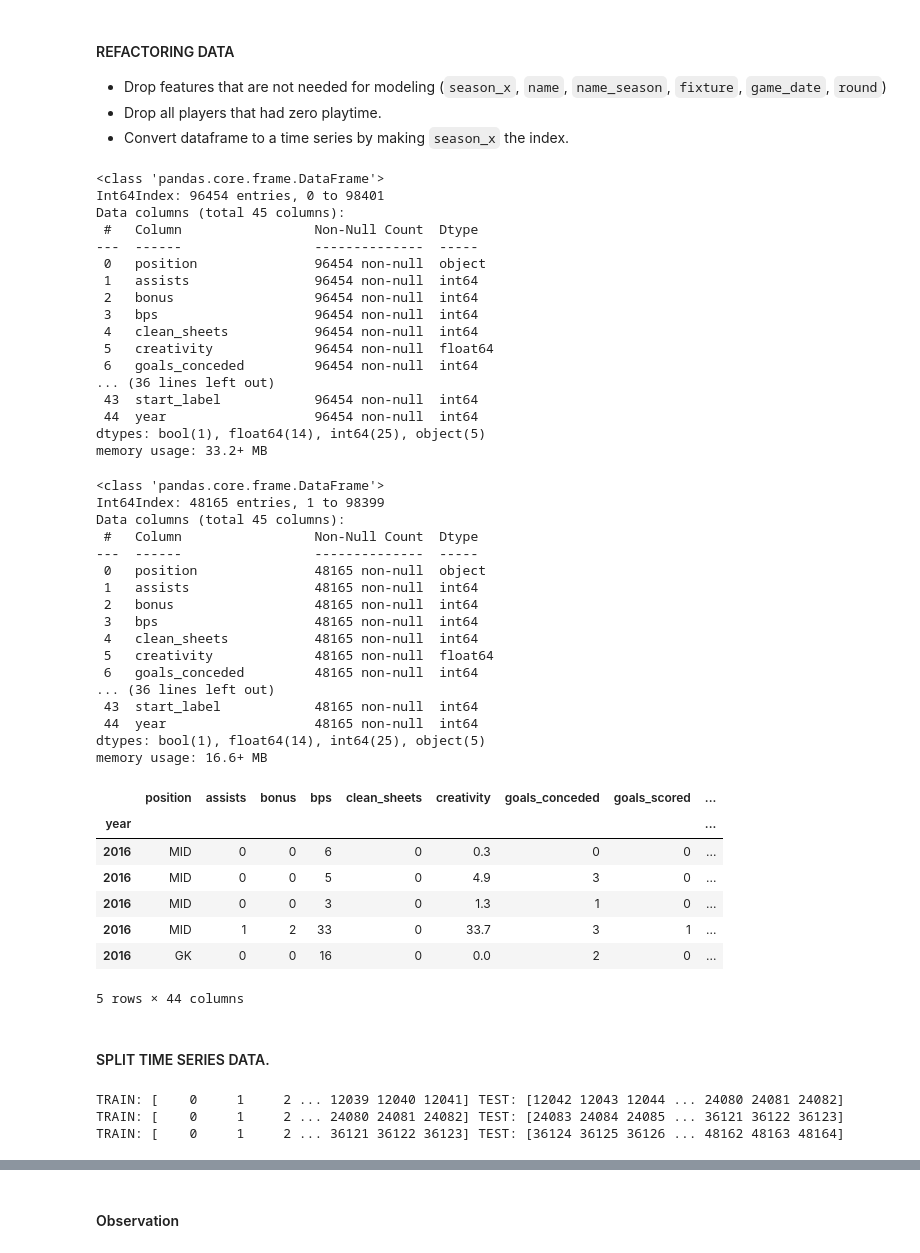
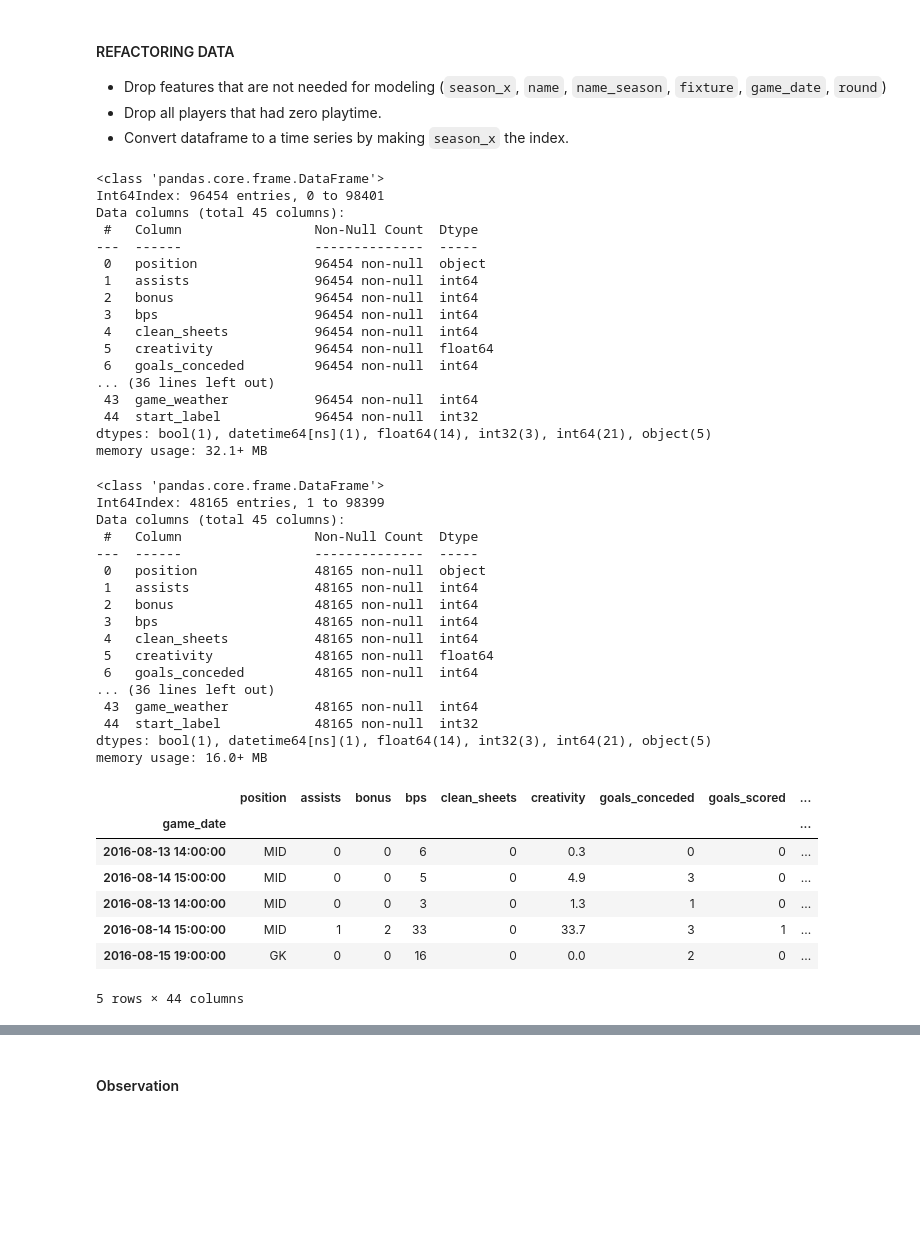
Before and after one commit to laniyadapo/FantasyPremierLeague, a Jupyter notebook: fantasy_train_updated.ipynb, the cells around one changed output, grey strips where cells are left out. Drawn from its saved outputs; the diff is of its cells as text; code cells hidden in the pictures; blank space fills up the shorter version.

```diff
--- a/fantasy_train_updated.ipynb
+++ b/fantasy_train_updated.ipynb
@@ -1481,7 +1478,7 @@ Index(['season_x', 'name', 'position', 'assists', 'bonus', 'bps',
 - Convert dataframe to a time series by making `season_x` the index.
 # %%
 # Drop features.
-df_allseasons_final.drop(['season_x', 'name', 'name_season', 'fixture', 'game_date', 'round', 'element'], axis=1, inplace=True)
+df_allseasons_final.drop(['season_x', 'name', 'name_season', 'fixture', 'year', 'round', 'element'], axis=1, inplace=True)
 
 # Descriptive information.
 df_allseasons_final.info()
@@ -1499,10 +1496,10 @@ Data columns (total 45 columns):
  5   creativity             96454 non-null  float64
  6   goals_conceded         96454 non-null  int64
 ... (36 lines left out)
- 43  start_label            96454 non-null  int64
- 44  year                   96454 non-null  int64
-dtypes: bool(1), float64(14), int64(25), object(5)
-memory usage: 33.2+ MB
+ 43  game_weather           96454 non-null  int64
+ 44  start_label            96454 non-null  int32
+dtypes: bool(1), datetime64[ns](1), float64(14), int32(3), int64(21), object(5)
+memory usage: 32.1+ MB
 # %%
 # Drop all players with zero playtime.
 zero_minutes = df_allseasons_final[df_allseasons_final.minutes == 0].index
@@ -1524,26 +1521,24 @@ Data columns (total 45 columns):
  5   creativity             48165 non-null  float64
  6   goals_conceded         48165 non-null  int64
 ... (36 lines left out)
- 43  start_label            48165 non-null  int64
- 44  year                   48165 non-null  int64
-dtypes: bool(1), float64(14), int64(25), object(5)
-memory usage: 16.6+ MB
+ 43  game_weather           48165 non-null  int64
+ 44  start_label            48165 non-null  int32
+dtypes: bool(1), datetime64[ns](1), float64(14), int32(3), int64(21), object(5)
+memory usage: 16.0+ MB
 # %%
 # Make season_x the index.
-df_allseasons_final.set_index('year', inplace=True)
+df_allseasons_final.set_index('game_date', inplace=True)
 
 df_allseasons_final.head()
 # %% [output]
 |  | position | assists | bonus | bps | clean_sheets | creativity | goals_conceded | goals_scored | ... |
-| year |  |  |  |  |  |  |  |  | ... |
-| 2016 | MID | 0 | 0 | 6 | 0 | 0.3 | 0 | 0 | ... |
-| 2016 | MID | 0 | 0 | 5 | 0 | 4.9 | 3 | 0 | ... |
-| 2016 | MID | 0 | 0 | 3 | 0 | 1.3 | 1 | 0 | ... |
-| 2016 | MID | 1 | 2 | 33 | 0 | 33.7 | 3 | 1 | ... |
-| 2016 | GK | 0 | 0 | 16 | 0 | 0.0 | 2 | 0 | ... |
+| game_date |  |  |  |  |  |  |  |  | ... |
+| 2016-08-13 14:00:00 | MID | 0 | 0 | 6 | 0 | 0.3 | 0 | 0 | ... |
+| 2016-08-14 15:00:00 | MID | 0 | 0 | 5 | 0 | 4.9 | 3 | 0 | ... |
+| 2016-08-13 14:00:00 | MID | 0 | 0 | 3 | 0 | 1.3 | 1 | 0 | ... |
+| 2016-08-14 15:00:00 | MID | 1 | 2 | 33 | 0 | 33.7 | 3 | 1 | ... |
+| 2016-08-15 19:00:00 | GK | 0 | 0 | 16 | 0 | 0.0 | 2 | 0 | ... |
 5 rows × 44 columns
-# %% [markdown]
-#### SPLIT TIME SERIES DATA.
 # %%
 # Sort index (just in case).
 df_allseasons_final.sort_index(inplace=True)
@@ -1553,13 +1548 @@ features = df_allseasons_final.drop(['total_points'], axis = 1)
 target = df_allseasons_final['total_points']
-# %%
-# Time series split.
-tss = TimeSeriesSplit(n_splits = 3)
-
-for train_index, test_index in tss.split(features):
-    print("TRAIN:", train_index, "TEST:", test_index)
-    X_train, X_test = features.iloc[train_index, :], features.iloc[test_index,:]
-    y_train, y_test = target.iloc[train_index], target.iloc[test_index]
-# %% [output]
-TRAIN: [    0     1     2 ... 12039 12040 12041] TEST: [12042 12043 12044 ... 24080 24081 24082]
-TRAIN: [    0     1     2 ... 24080 24081 24082] TEST: [24083 24084 24085 ... 36121 36122 36123]
-TRAIN: [    0     1     2 ... 36121 36122 36123] TEST: [36124 36125 36126 ... 48162 48163 48164]
```
Also changed, not shown: parts of 62 cells of this notebook, 4 other files.
